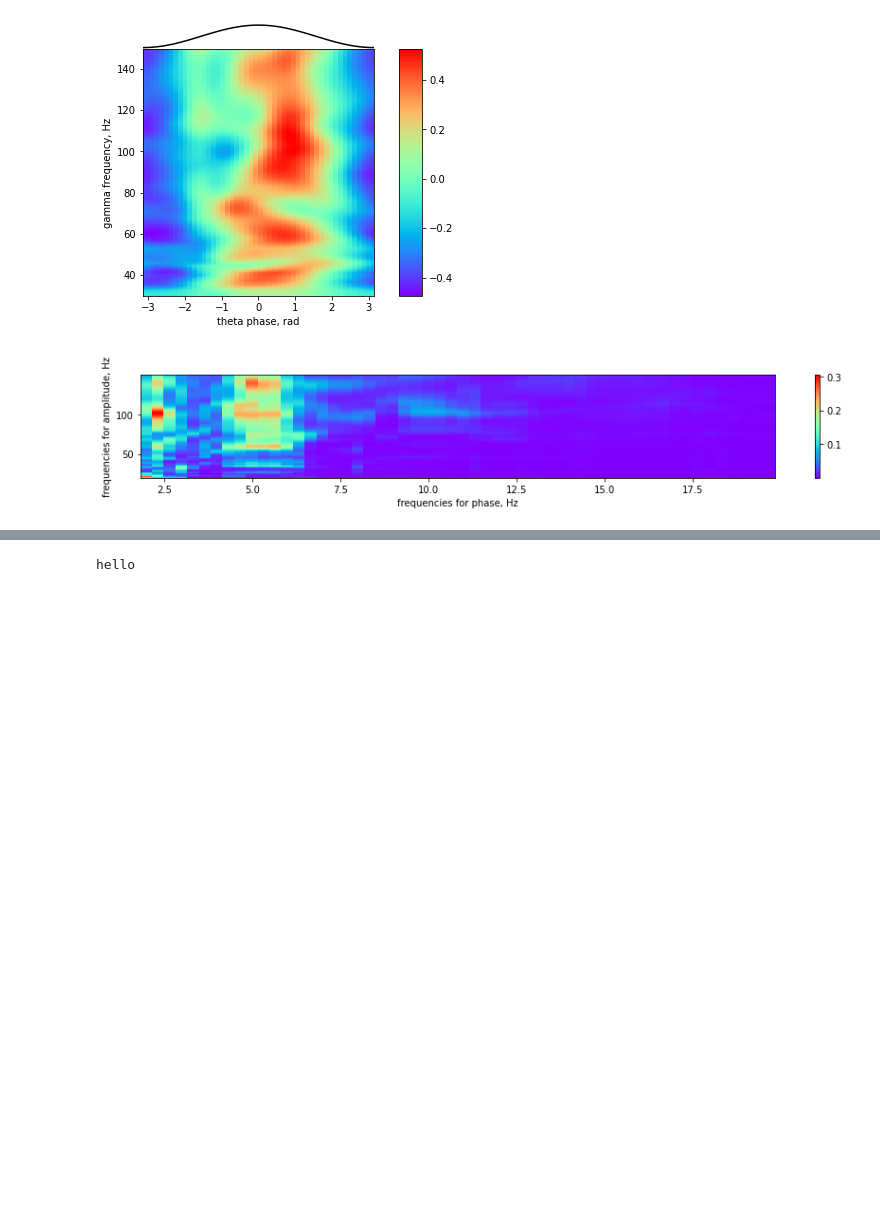
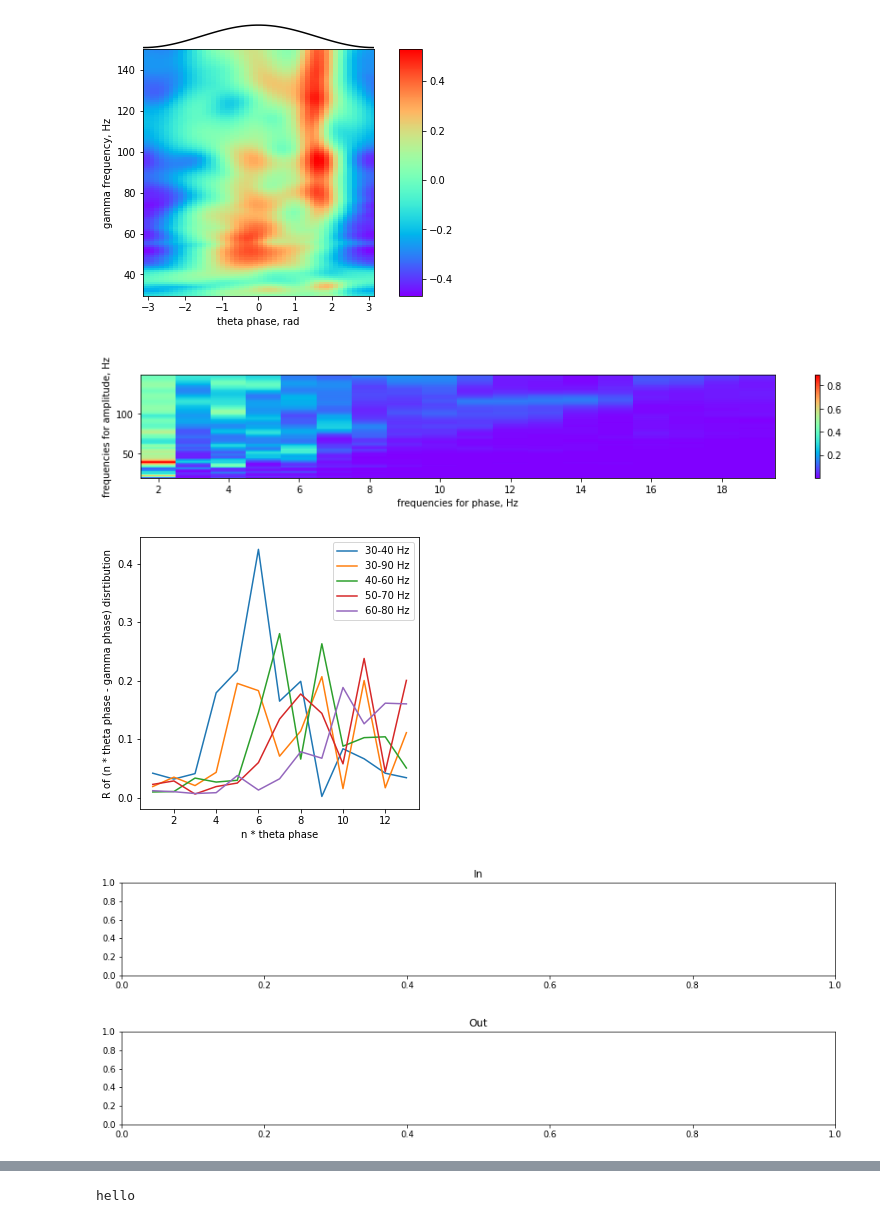
Before and after one commit to ivanmysin/CA1_rhythms_model, a Jupyter notebook: run_from_notebook.ipynb, the cells around one changed output, grey strips where cells are left out. Drawn from its saved outputs; the diff is of its cells as text; code cells hidden in the pictures; blank space fills up the shorter version.

Commit message:
Theta and slow gamma rhythms and place cells are very nice, phase precesion is need improve

```diff
--- a/run_from_notebook.ipynb
+++ b/run_from_notebook.ipynb
@@ -13,23 +13,27 @@ processing_and_save(file)
 # %%
 import matplotlib.pyplot as plt
 plt.rcParams["figure.figsize"] = (15, 2)
 # from basic_parameters import basic_params
 import plot_result as my_plot
 
 filepath = "../../Data/CA1_simulation/test.hdf5" #  basic_params["file_results"]
 # my_plot.plot_v(filepath)
 
 # my_plot.plot_spike_raster(filepath)
 # my_plot.plot_lfp(filepath)
 # my_plot.plot_phase_disrtibution(filepath)
 my_plot.plot_phase_by_amplitude_coupling(filepath)
 # my_plot.plot_current_source_density(filepath, "theta")
 my_plot.plot_modulation_index(filepath)
-# my_plot.plot_nm_phase_phase_coupling(filepath)
+my_plot.plot_nm_phase_phase_coupling(filepath)
 # my_plot.plot_v_vs_pyr_lfp(filepath)
+my_plot.plot_phase_precession(filepath)
 # %% [output]
-[figure, old version]
+[figure, new version]
-[figure, old version]
+[figure, new version]
+[figure, added]
+[figure, added]
+[figure, added]
 # %%
 from process import processing_and_save
 
```
Also changed, not shown: parts of 1 cell of this notebook, 1 other file.
